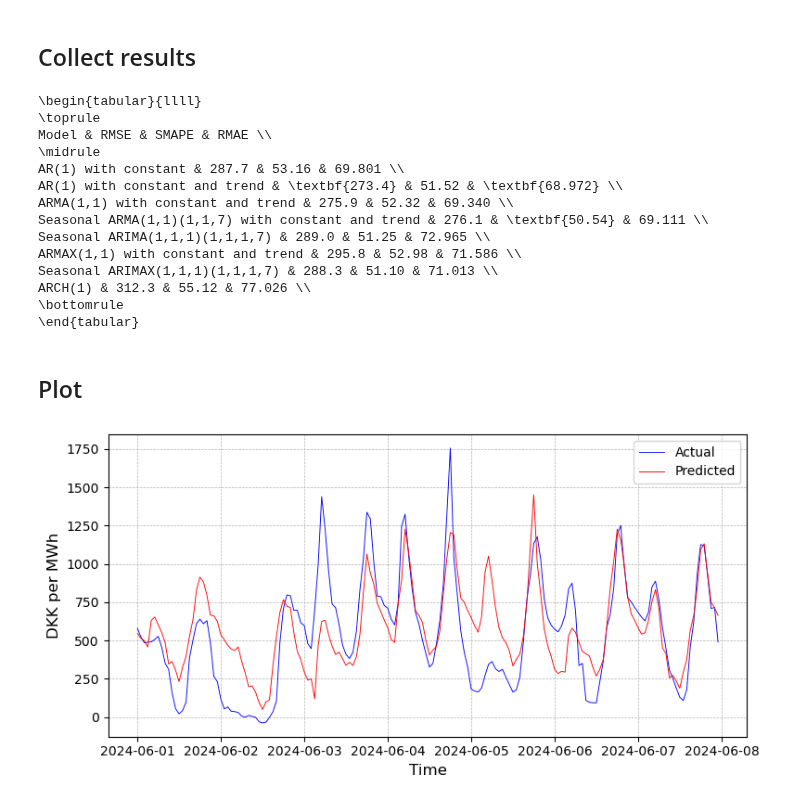
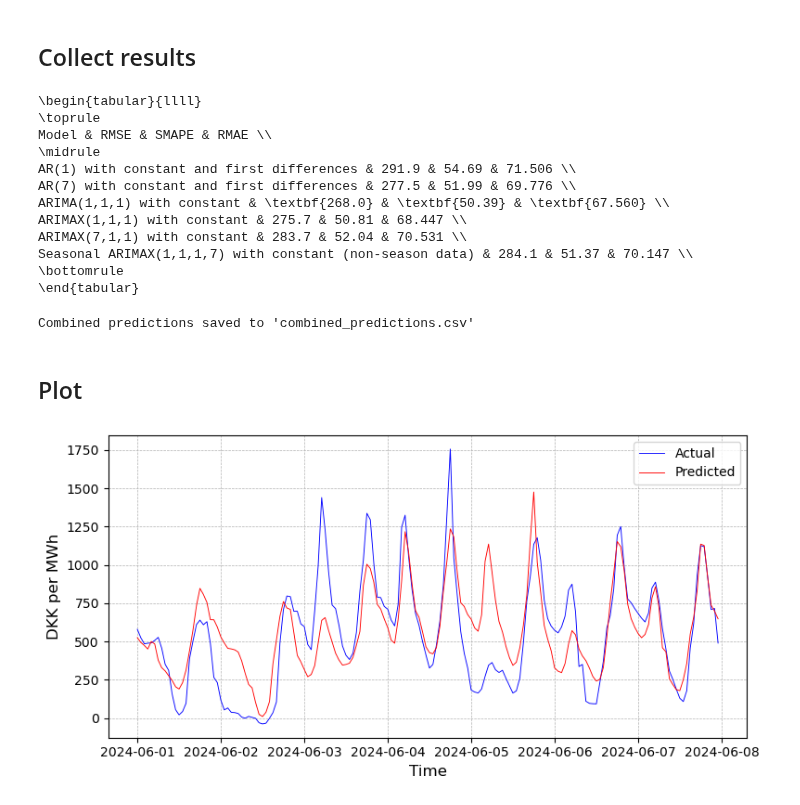
Before and after one commit to peterravn/Seminar-Adv-Finance, a Jupyter notebook: 5.2. SARIMAX Test.ipynb, the cells around one changed output. Saved outputs shown, nothing was run; the diff lists cells and outputs as text; code cells hidden in the pictures.

```diff
--- a/5.2. SARIMAX Test.ipynb
+++ b/5.2. SARIMAX Test.ipynb
@@ -191,18 +318,18 @@ SMAPE baseline (24 lags) out of sample prediction: [[289.00584446]
 # %%
-# p, d, q = 1, 1, 1
-# P, D, Q, s = 1, 1, 1, 7
+p, d, q = 1, 1, 1
+P, D, Q, s = 1, 1, 1, 7
 
-# smoother_output = 0
+smoother_output = 0
 
-# predictions_dict = hour_loop_fit()
+predictions_dict = hour_loop_fit_exog_non_season()
 
-# combined_predictions, combined_test = combine_24_hour_data(predictions_dict, y_test)
+combined_predictions, combined_test = combine_24_hour_data(predictions_dict, y_test)
 
-# rmse, smape, rmae = out_of_sample_pred(combined_test, combined_predictions)
+rmse, smape, rmae = out_of_sample_pred(combined_test, combined_predictions)
 
-# model_5 = np.array([[rmse], [smape], [rmae]])
-# combined_predictions_model_5 = combined_predictions
+model_6 = np.array([[rmse], [smape], [rmae]])
+combined_predictions_model_6 = combined_predictions
 
-# print(f'SMAPE baseline (24 lags) out of sample prediction: {model_5}')
+print(f'SMAPE baseline (24 lags) out of sample prediction: {model_6}')
 
-# plot_actual_vs_predicted(combined_test, combined_predictions_model_5, "Seasonal SARIMA predictions")
+plot_actual_vs_predicted(combined_test, combined_predictions_model_6, "Seasonal SARIMA predictions")
@@ -321,18 +429,16 @@ SMAPE baseline (24 lags) out of sample prediction: [[312.33880465]
 ## Collect results
 # %%
 # Collect model_1 to model_7 into a single array
-models = np.concatenate((model_1, model_2, model_3, model_4, model_5, model_6, model_7, model_8), axis=1).T
+models = np.concatenate((model_1, model_2, model_3, model_4, model_5, model_6), axis=1).T
 
 # Give each model a name
 model_names = [
-    'AR(1) with constant',
-    'AR(1) with constant and trend',
-    'ARMA(1,1) with constant and trend',
-    'Seasonal ARMA(1,1)(1,1,7) with constant and trend',
-    'Seasonal ARIMA(1,1,1)(1,1,1,7)',
-    'ARMAX(1,1) with constant and trend',
-    'Seasonal ARIMAX(1,1,1)(1,1,1,7)',
-    'ARCH(1)'
+    'AR(1) with constant and first differences',
+    'AR(7) with constant and first differences',
+    'ARIMA(1,1,1) with constant',
+    'ARIMAX(1,1,1) with constant',
+    'ARIMAX(7,1,1) with constant',
+    'Seasonal ARIMAX(1,1,1,7) with constant (non-season data)'
 ]
 
 # Create a DataFrame from the models
@@ -361,16 +467,32 @@ print(df.to_latex(index=False, escape=False))
 \toprule
 Model & RMSE & SMAPE & RMAE \\
 \midrule
-AR(1) with constant & 287.7 & 53.16 & 69.801 \\
-AR(1) with constant and trend & \textbf{273.4} & 51.52 & \textbf{68.972} \\
-ARMA(1,1) with constant and trend & 275.9 & 52.32 & 69.340 \\
-Seasonal ARMA(1,1)(1,1,7) with constant and trend & 276.1 & \textbf{50.54} & 69.111 \\
-Seasonal ARIMA(1,1,1)(1,1,1,7) & 289.0 & 51.25 & 72.965 \\
-ARMAX(1,1) with constant and trend & 295.8 & 52.98 & 71.586 \\
-Seasonal ARIMAX(1,1,1)(1,1,1,7) & 288.3 & 51.10 & 71.013 \\
-ARCH(1) & 312.3 & 55.12 & 77.026 \\
+AR(1) with constant and first differences & 291.9 & 54.69 & 71.506 \\
+AR(7) with constant and first differences & 277.5 & 51.99 & 69.776 \\
+ARIMA(1,1,1) with constant & \textbf{268.0} & \textbf{50.39} & \textbf{67.560} \\
+ARIMAX(1,1,1) with constant & 275.7 & 50.81 & 68.447 \\
+ARIMAX(7,1,1) with constant & 283.7 & 52.04 & 70.531 \\
+Seasonal ARIMAX(1,1,1,7) with constant (non-season data) & 284.1 & 51.37 & 70.147 \\
 \bottomrule
 \end{tabular}
+# %%
+# Combine all combined_predictions_model into one dataframe
+combined_predictions_df = pd.DataFrame({
+    'Model_1': combined_predictions_model_1.flatten(),
+    'Model_2': combined_predictions_model_2.flatten(),
+    'Model_3': combined_predictions_model_3.flatten(),
+    'Model_4': combined_predictions_model_4.flatten(),
+    'Model_5': combined_predictions_model_5.flatten(),
+    'Model_6': combined_predictions_model_6.flatten(),
+    'Actual': combined_test.flatten()
+})
+
+# Save the dataframe to a CSV file
+combined_predictions_df.to_csv('combined_predictions.csv', index=False)
+
+print("Combined predictions saved to 'combined_predictions.csv'")
+# %% [output]
+Combined predictions saved to 'combined_predictions.csv'
 # %% [markdown]
 ## Plot
 # %%
@@ -387,32 +509,32 @@ for day in range(n_days):
         datasets_dates.append(dataset_date[hour][day])
 
 time = np.array(datasets_dates[-14712:])
 
-predicted_series = combined_predictions_model_7
+predicted_series = combined_predictions_model_3
 
 df = pd.DataFrame({
     'Time': time,
     'Predicted': predicted_series.flatten(),
     'Actual': combined_test.flatten()
 })
 
 df['Time'] = pd.to_datetime(df['Time'])
 df = df.set_index('Time')
 
 # If date is 2023-01-01 and next 7 days plot
 df = df.loc['2024-06-01':'2024-06-07']
 
 plt.figure(figsize=(8, 4))
 plt.plot(df.index, df['Actual'], label='Actual',  color='blue', linewidth=0.65)
 plt.plot(df.index, df['Predicted'], label='Predicted',  color='red', linewidth=0.65)
 
 plt.xlabel('Time', fontsize=12)
 plt.ylabel('DKK per MWh', fontsize=12)
 
 plt.legend()
 plt.grid(True, which='both', linestyle='--', linewidth=0.5)
 plt.tight_layout()
 
 plt.show()
 # %% [output]
-[figure, old version]
+[figure, new version]
```
Also changed, not shown: parts of 23 cells of this notebook, 22 other files.
